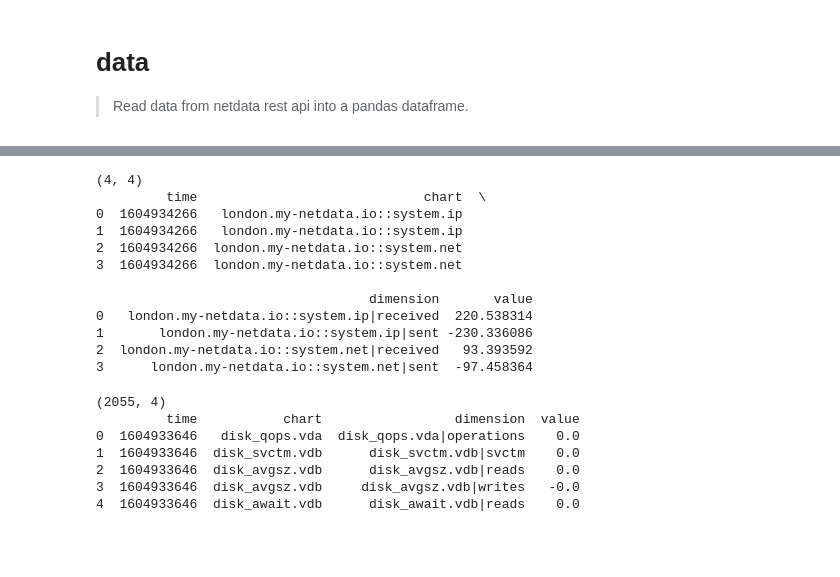
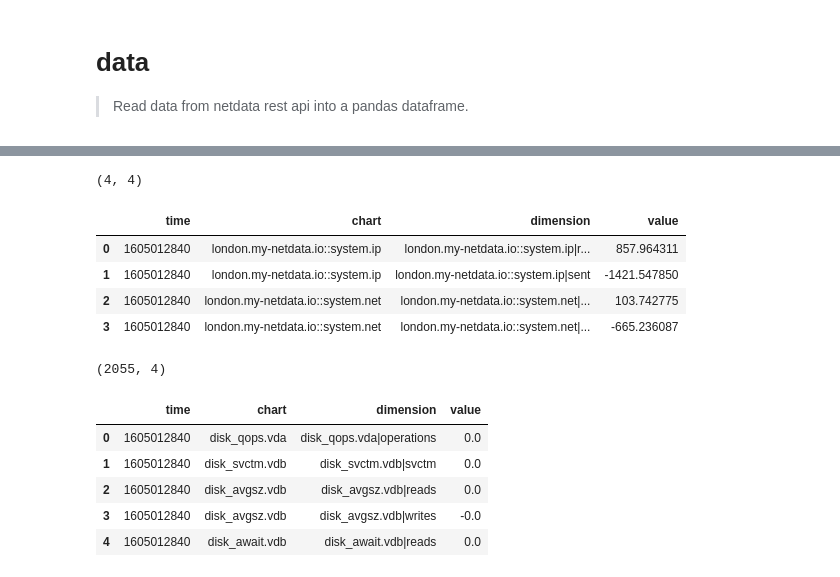
Before and after one commit to netdata/netdata-pandas, a Jupyter notebook: 00_data.ipynb, the cells around one changed output, grey strips where cells are left out. Drawn from its saved outputs; the diff is of its cells as text; code cells hidden in the pictures; blank space fills up the shorter version.

```diff
--- a/00_data.ipynb
+++ b/00_data.ipynb
@@ -434,41 +435,35 @@ def get_allmetrics(host='london.my-netdata.io', charts: list = None, wide: bool
 
 host_charts_dict = {'london.my-netdata.io': ['system.net', 'system.ip']}
 df = get_allmetrics(host_charts_dict=host_charts_dict, host_prefix=True, host_sep='::')
+
 print(df.shape)
-print(df.head())
-
 assert df.shape == (4,4)
 assert set(df['dimension'].values) == set(['london.my-netdata.io::system.ip|received', 'london.my-netdata.io::system.ip|sent', 'london.my-netdata.io::system.net|received', 'london.my-netdata.io::system.net|sent'])
+df.head()
 # %% [output]
 (4, 4)
-         time                             chart  \
-0  1604934266   london.my-netdata.io::system.ip
-1  1604934266   london.my-netdata.io::system.ip
-2  1604934266  london.my-netdata.io::system.net
-3  1604934266  london.my-netdata.io::system.net
-
-                                   dimension       value
-0   london.my-netdata.io::system.ip|received  220.538314
-1       london.my-netdata.io::system.ip|sent -230.336086
-2  london.my-netdata.io::system.net|received   93.393592
-3      london.my-netdata.io::system.net|sent  -97.458364
+|  | time | chart | dimension | value |
+| 0 | 1605012840 | london.my-netdata.io::system.ip | london.my-netdata.io::system.ip|r... | 857.964311 |
+| 1 | 1605012840 | london.my-netdata.io::system.ip | london.my-netdata.io::system.ip|sent | -1421.547850 |
+| 2 | 1605012840 | london.my-netdata.io::system.net | london.my-netdata.io::system.net|... | 103.742775 |
+| 3 | 1605012840 | london.my-netdata.io::system.net | london.my-netdata.io::system.net|... | -665.236087 |
 # %%
 # hide
 # tests
 
 host = 'london.my-netdata.io'
 df = get_allmetrics(host)
+
 print(df.shape)
-print(df.head())
-
 assert len(df) >= 2000
 assert list(df.columns) == ['time','chart','dimension','value']
 assert 'system.cpu' in list(df.chart.unique())
+df.head()
 # %% [output]
 (2055, 4)
-         time           chart                 dimension  value
-0  1604933646   disk_qops.vda  disk_qops.vda|operations    0.0
-1  1604933646  disk_svctm.vdb      disk_svctm.vdb|svctm    0.0
-2  1604933646  disk_avgsz.vdb      disk_avgsz.vdb|reads    0.0
-3  1604933646  disk_avgsz.vdb     disk_avgsz.vdb|writes   -0.0
-4  1604933646  disk_await.vdb      disk_await.vdb|reads    0.0
+|  | time | chart | dimension | value |
+| 0 | 1605012840 | disk_qops.vda | disk_qops.vda|operations | 0.0 |
+| 1 | 1605012840 | disk_svctm.vdb | disk_svctm.vdb|svctm | 0.0 |
+| 2 | 1605012840 | disk_avgsz.vdb | disk_avgsz.vdb|reads | 0.0 |
+| 3 | 1605012840 | disk_avgsz.vdb | disk_avgsz.vdb|writes | -0.0 |
+| 4 | 1605012840 | disk_await.vdb | disk_await.vdb|reads | 0.0 |
```
Also changed, not shown: parts of 9 cells of this notebook, 5 other files.
